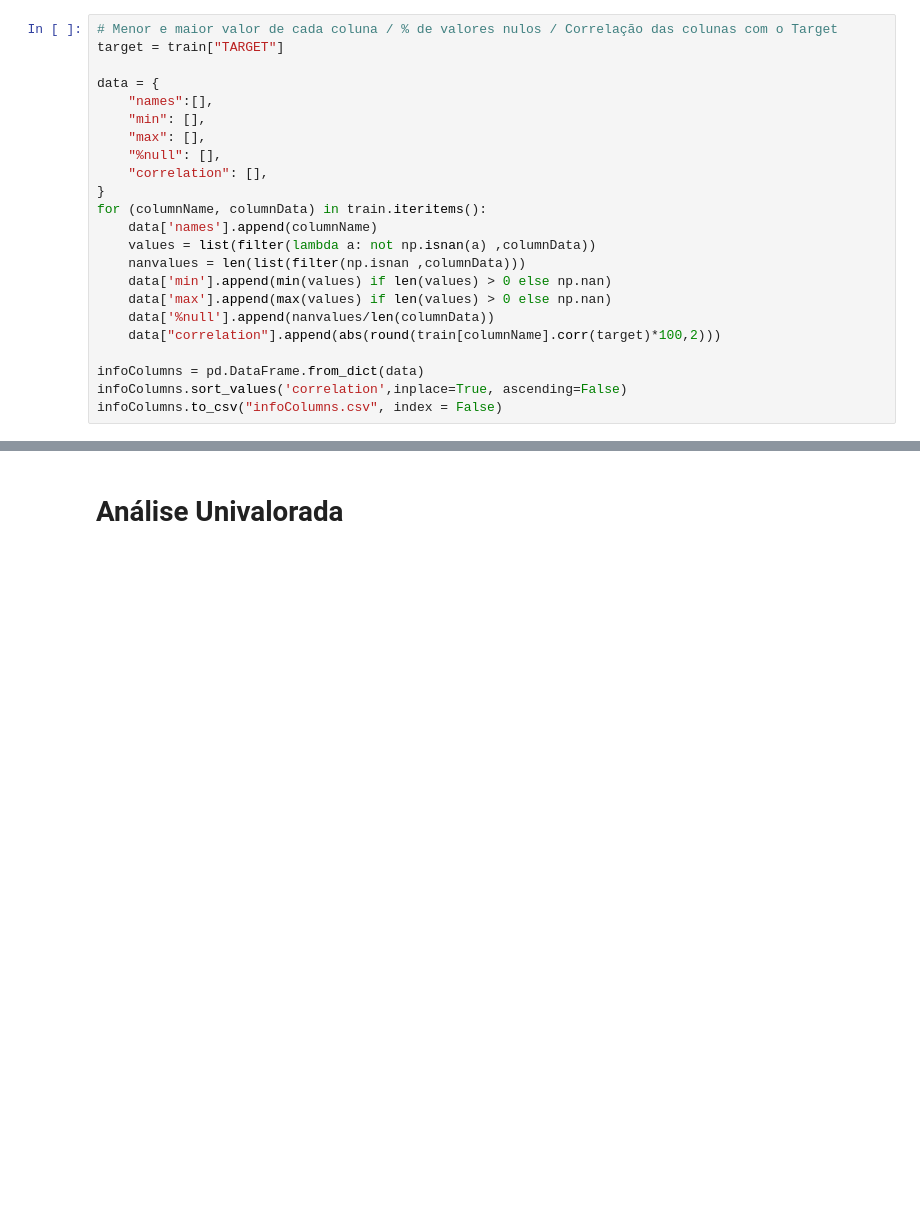
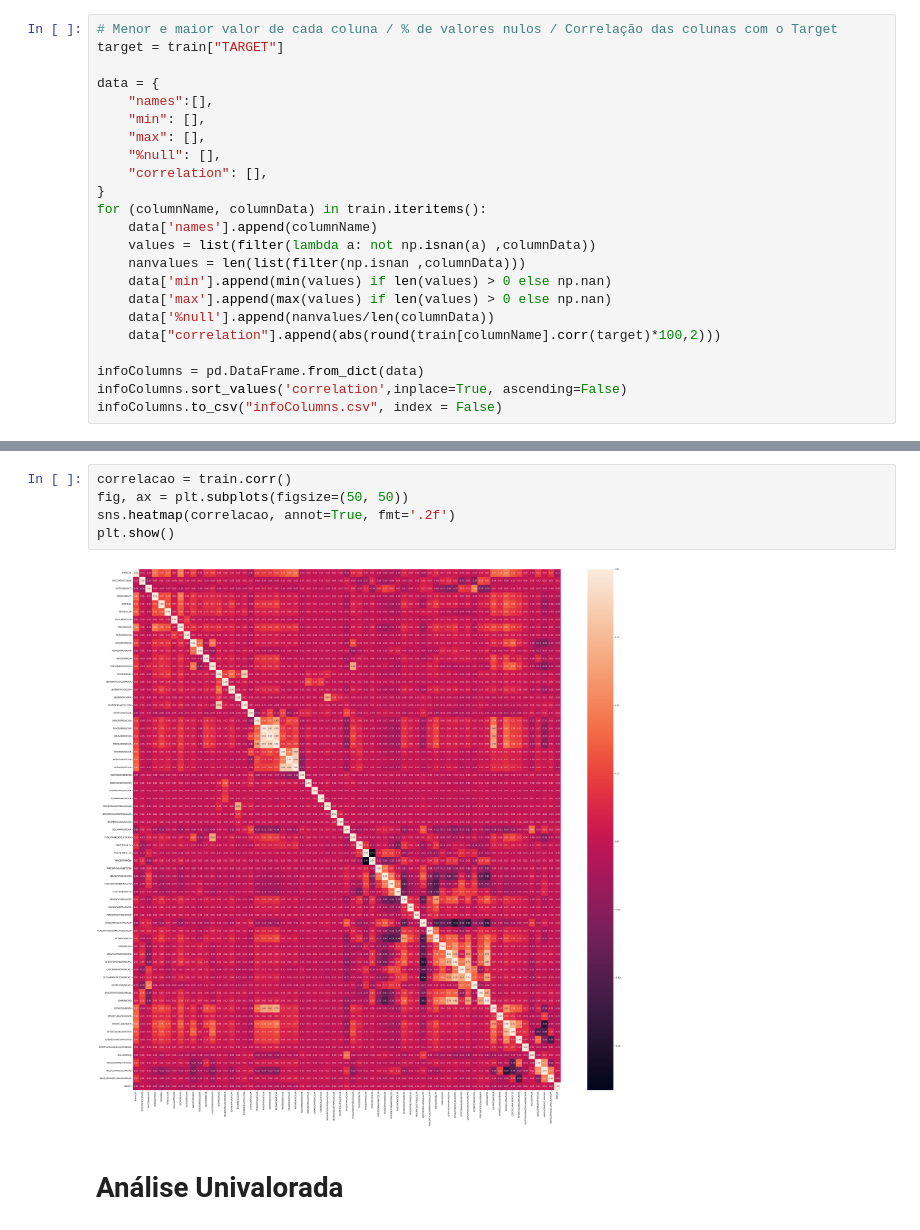
Before and after one commit to AlexCohenDambros/Credit-Analysis, a Jupyter notebook: CreditAnalysis.ipynb, the cells around one changed output, grey strips where cells are left out. Drawn from its saved outputs; the diff is of its cells as text; blank space fills up the shorter version.

```diff
--- a/CreditAnalysis.ipynb
+++ b/CreditAnalysis.ipynb
@@ -137,6 +120,13 @@ plt.tight_layout()
 plt.show()
 # %% [output]
 [figure]
+# %%
+correlacao = train.corr()
+fig, ax = plt.subplots(figsize=(50, 50))
+sns.heatmap(correlacao, annot=True, fmt='.2f')
+plt.show()
+# %% [output]
+[figure, added]
 # %% [markdown]
 # Análise Univalorada
 # %%
```
Also changed, not shown: parts of 24 cells of this notebook, 1 other file.
